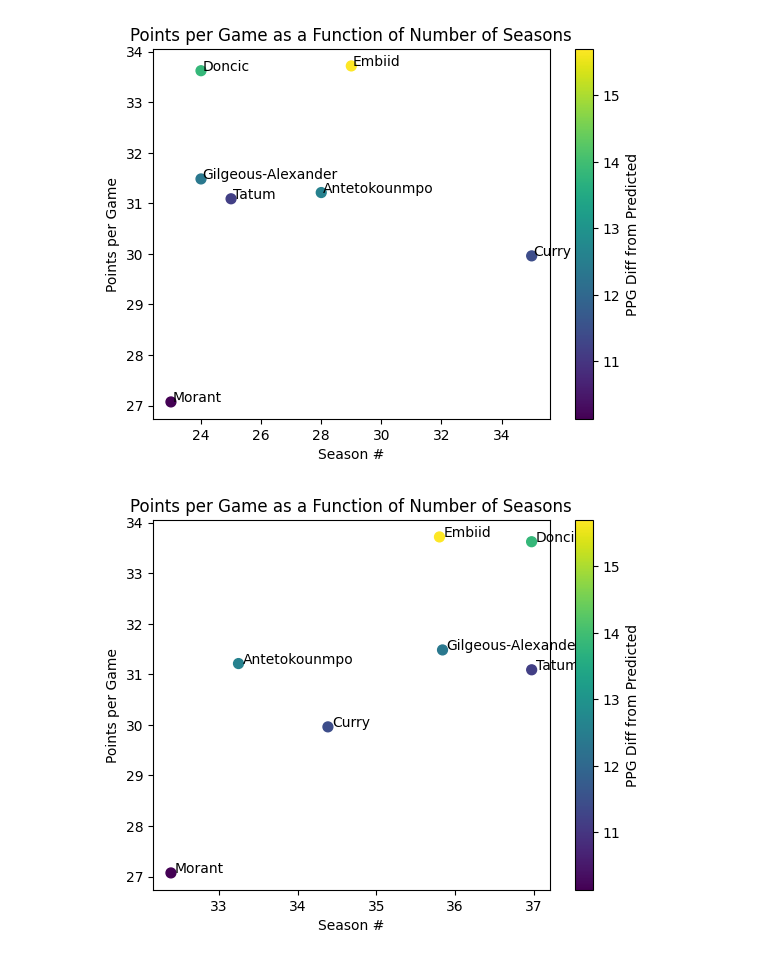
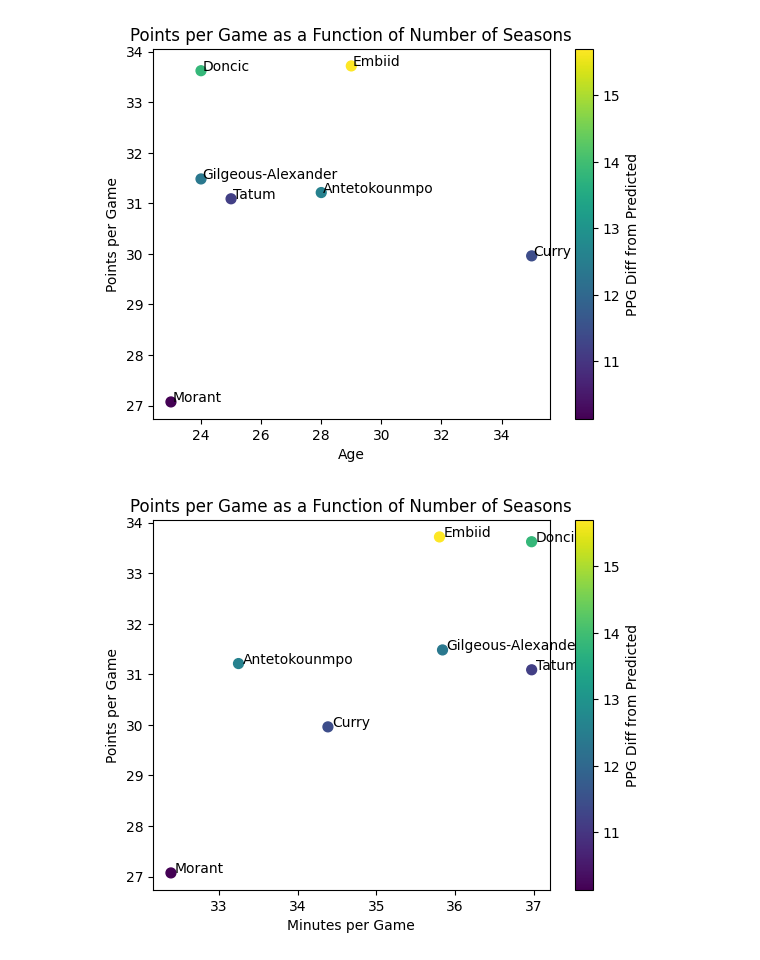
Before and after one commit to mariohoxha42/NBA-Analytics, a Jupyter notebook: notebooks/basketballProject/visuals/published-analysis/prediction-points/active-based/active-plus.ipynb, the cells around one changed output. Saved outputs shown, nothing was run; the diff lists cells and outputs as text; code cells hidden in the pictures.

```diff
--- a/notebooks/basketballProject/visuals/published-analysis/prediction-points/active-based/active-plus.ipynb
+++ b/notebooks/basketballProject/visuals/published-analysis/prediction-points/active-based/active-plus.ipynb
@@ -9,27 +9,27 @@ sliced_data = cleaned_data[(cleaned_data["PPG_PRED"] > 15) & (cleaned_data["PPG_
 # %%
 comp_vars = ["SEASON_NO/Season #","AGE/Age","MPG/Minutes per Game"]
 for var in comp_vars:
    var_x,var_xlabel = var.split("/")
    var_y = "PPG"
    var_c = "PPG_PRED_DIFF"
    chart_title = "Points per Game as a Function of Number of Seasons"
    ax = sliced_data.plot.scatter(x=var_x, y=var_y, c=var_c, title=chart_title, s=50)
 
    # Annotate each data point
    for i, txt in enumerate(sliced_data["PLAYER"]):
       player_name = txt.split(" ")[-1]
       if player_name == "Jr.":
          player_name = txt.split(" ")[-2] + " " + txt.split(" ")[-1]
       ax.annotate(player_name, (sliced_data[var_x].iat[i]+0.05, sliced_data[var_y].iat[i]))
 
-   ax.set_xlabel("Season #")
+   ax.set_xlabel(var_xlabel)
    ax.set_ylabel("Points per Game")
    f = plt.gcf()
    cax = f.get_axes()[1]
    cax.set_ylabel('PPG Diff from Predicted')
 
    plt.show()
 # %% [output]
 [figure]
-[figure, old version]
+[figure, new version]
-[figure, old version]
+[figure, new version]
```
Also changed, not shown: 8 other files.
